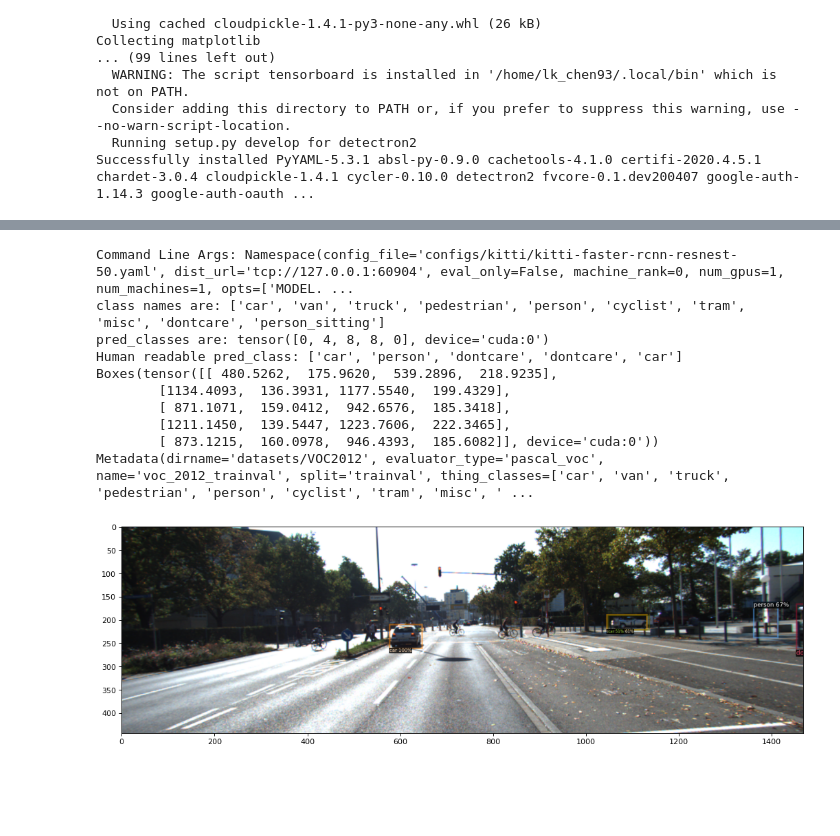
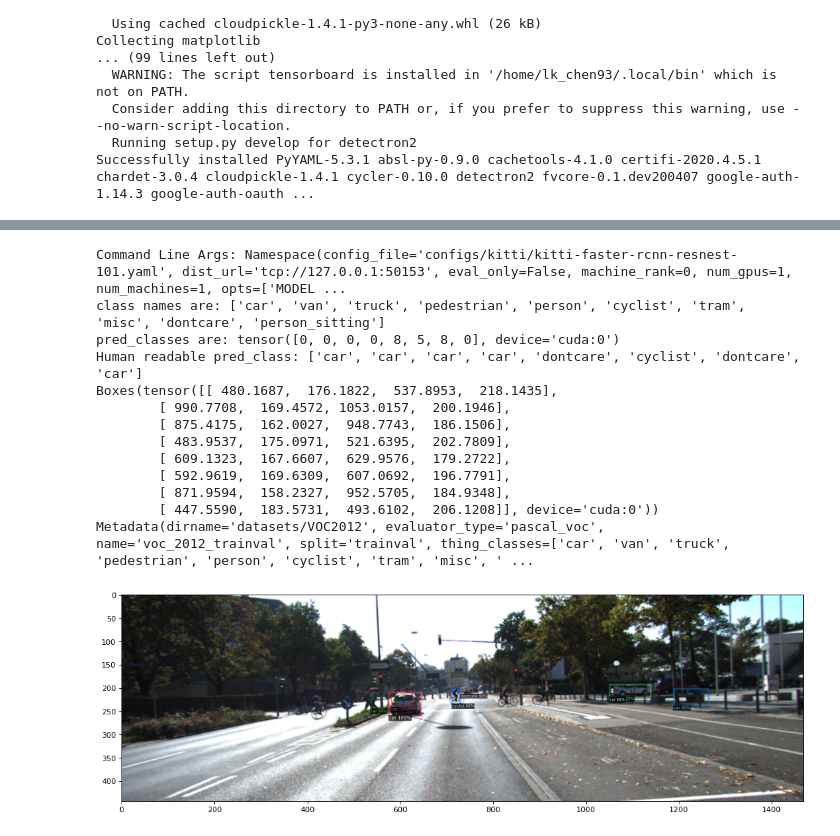
Before and after one commit to lk-chen/cs231n_project, a Jupyter notebook: try_zhanghang_detectron2.ipynb, the cells around one changed output, grey strips where cells are left out. Cells and saved outputs as stored; diff of their text form; code cells hidden in the pictures; blank space fills up the shorter version.

```diff
--- a/try_zhanghang_detectron2.ipynb
+++ b/try_zhanghang_detectron2.ipynb
@@ -85,25 +85,28 @@ KeyboardInterrupt
 # %%
 # Visualize
 !(cd detectron2-ResNeSt/ && python3 tools/train_kitti.py \
-  --config-file configs/kitti/kitti-faster-rcnn-resnest-50.yaml MODEL.WEIGHTS ../resnest_50.pth)
+  --config-file configs/kitti/kitti-faster-rcnn-resnest-101.yaml MODEL.WEIGHTS ../resnest_101.pth)
 
 
 import matplotlib.pyplot as plt
 import matplotlib.image as mpimg
 from matplotlib.pyplot import figure
 figure(num=None, figsize=(16, 16), dpi=80, facecolor='w', edgecolor='k')
 img=mpimg.imread('detectron2-ResNeSt/prediction.png')
 imgplot = plt.imshow(img)
 plt.show()
 # %% [output]
-Command Line Args: Namespace(config_file='configs/kitti/kitti-faster-rcnn-resnest-50.yaml', dist_url='tcp://127.0.0.1:60904', eval_only=False, machine_rank=0, num_gpus=1, num_machines=1, opts=['MODEL. ...
+Command Line Args: Namespace(config_file='configs/kitti/kitti-faster-rcnn-resnest-101.yaml', dist_url='tcp://127.0.0.1:50153', eval_only=False, machine_rank=0, num_gpus=1, num_machines=1, opts=['MODEL ...
 class names are: ['car', 'van', 'truck', 'pedestrian', 'person', 'cyclist', 'tram', 'misc', 'dontcare', 'person_sitting']
-pred_classes are: tensor([0, 4, 8, 8, 0], device='cuda:0')
-Human readable pred_class: ['car', 'person', 'dontcare', 'dontcare', 'car']
-Boxes(tensor([[ 480.5262,  175.9620,  539.2896,  218.9235],
-        [1134.4093,  136.3931, 1177.5540,  199.4329],
-        [ 871.1071,  159.0412,  942.6576,  185.3418],
-        [1211.1450,  139.5447, 1223.7606,  222.3465],
-        [ 873.1215,  160.0978,  946.4393,  185.6082]], device='cuda:0'))
+pred_classes are: tensor([0, 0, 0, 0, 8, 5, 8, 0], device='cuda:0')
+Human readable pred_class: ['car', 'car', 'car', 'car', 'dontcare', 'cyclist', 'dontcare', 'car']
+Boxes(tensor([[ 480.1687,  176.1822,  537.8953,  218.1435],
+        [ 990.7708,  169.4572, 1053.0157,  200.1946],
+        [ 875.4175,  162.0027,  948.7743,  186.1506],
+        [ 483.9537,  175.0971,  521.6395,  202.7809],
+        [ 609.1323,  167.6607,  629.9576,  179.2722],
+        [ 592.9619,  169.6309,  607.0692,  196.7791],
+        [ 871.9594,  158.2327,  952.5705,  184.9348],
+        [ 447.5590,  183.5731,  493.6102,  206.1208]], device='cuda:0'))
 Metadata(dirname='datasets/VOC2012', evaluator_type='pascal_voc', name='voc_2012_trainval', split='trainval', thing_classes=['car', 'van', 'truck', 'pedestrian', 'person', 'cyclist', 'tram', 'misc', ' ...
-[figure, old version]
+[figure, new version]
```
Also changed, not shown: parts of 2 cells of this notebook, 2 other files.
